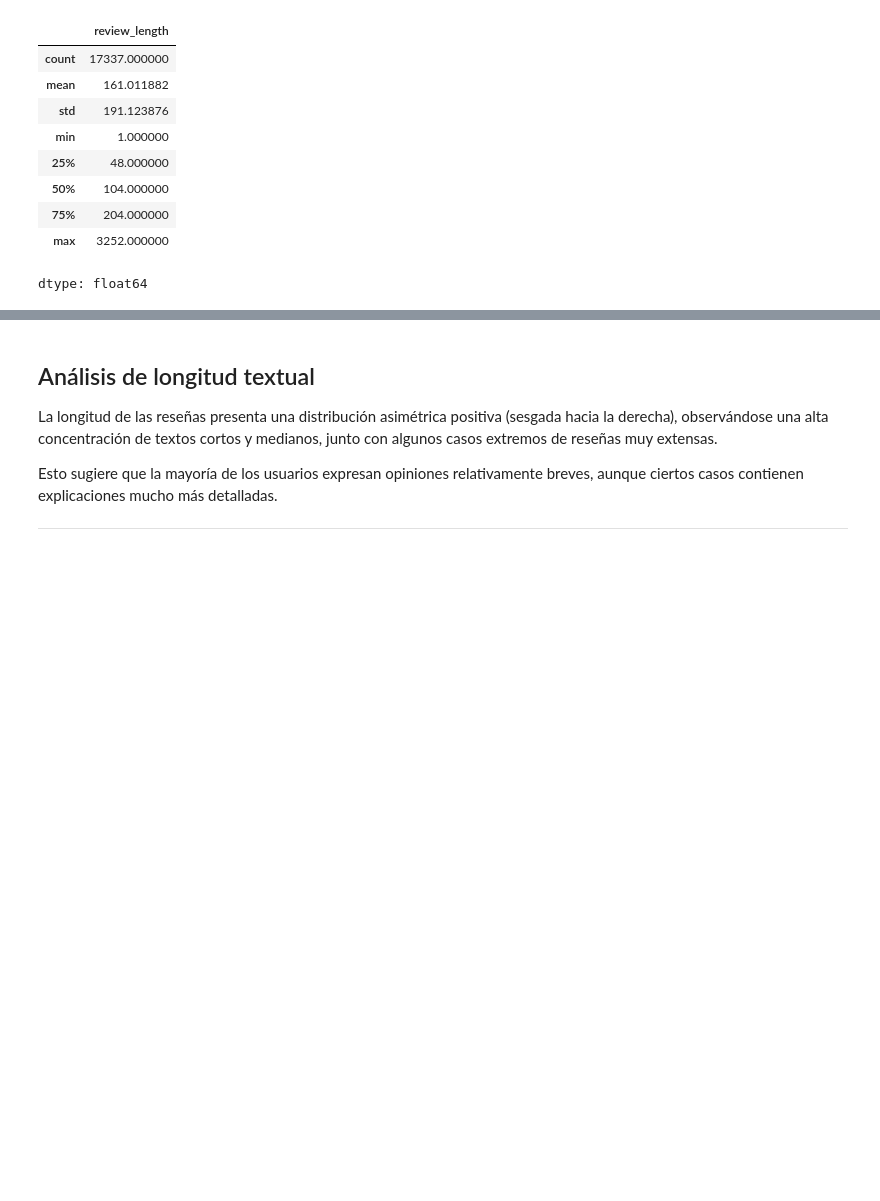
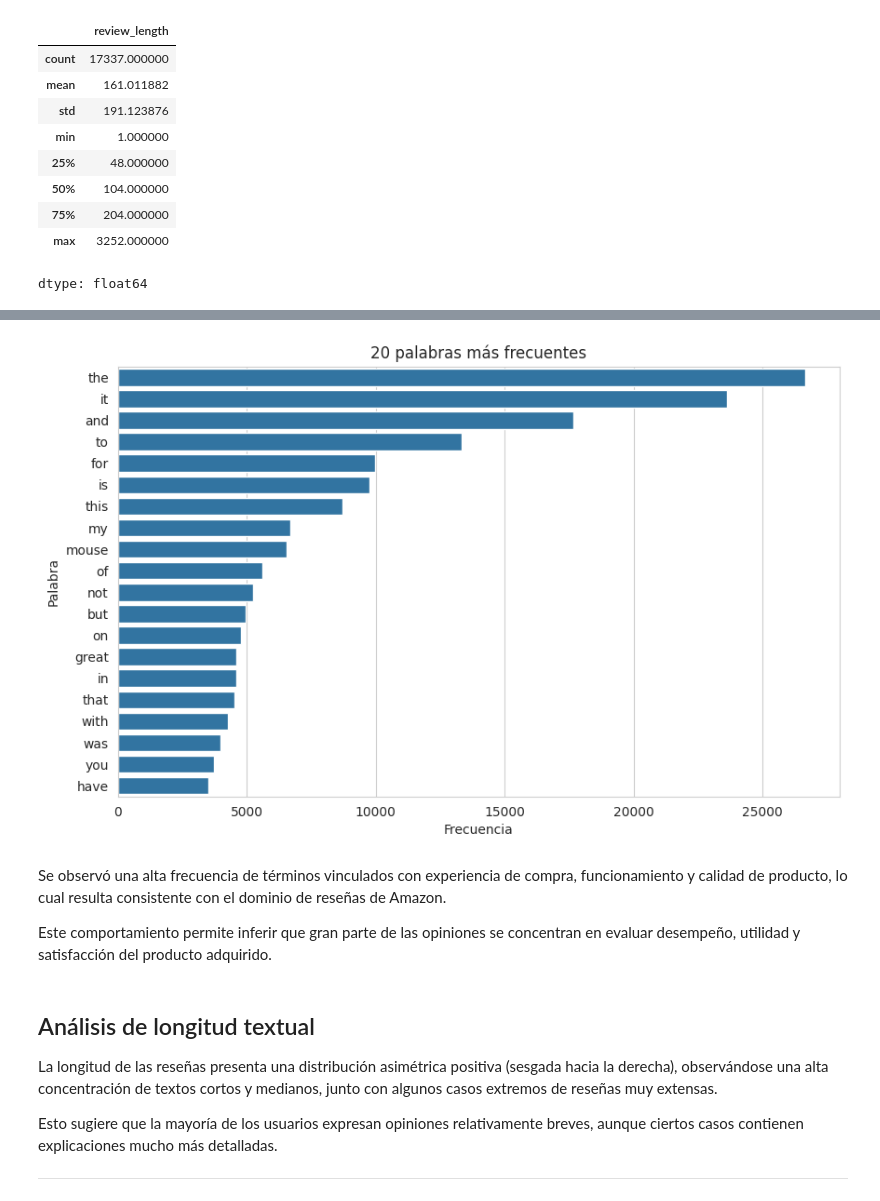
Before and after one commit to julietapgomez/Data-Science-III, a Jupyter notebook: Proyecto_Final_DS_III_Julieta_Gomez.ipynb, the cells around one changed output, grey strips where cells are left out. Saved outputs shown, nothing was run; the diff lists cells and outputs as text; code cells hidden in the pictures; blank space fills up the shorter version.

```diff
--- a/Proyecto_Final_DS_III_Julieta_Gomez.ipynb
+++ b/Proyecto_Final_DS_III_Julieta_Gomez.ipynb
@@ -171,3 +189,41 @@ dtype: float64
+# %%
+from collections import Counter
+
+# Unir todo el texto
+all_words = " ".join(
+    df["cleaned_review"]
+    .dropna()
+    .astype(str)
+).split()
+
+# Contar frecuencia
+word_freq = Counter(all_words)
+
+# Top 20 palabras
+top_words = pd.DataFrame(
+    word_freq.most_common(20),
+    columns=["Palabra", "Frecuencia"]
+)
+
+plt.figure(figsize=(10,6))
+
+sns.barplot(
+    data=top_words,
+    x="Frecuencia",
+    y="Palabra"
+)
+
+plt.title("20 palabras más frecuentes")
+plt.xlabel("Frecuencia")
+plt.ylabel("Palabra")
+
+plt.show()
+# %% [output]
+[figure, added]
+# %% [markdown]
+Se observó una alta frecuencia de términos vinculados con experiencia de compra, funcionamiento y calidad de producto, lo cual resulta consistente con el dominio de reseñas de Amazon.
+
+Este comportamiento permite inferir que gran parte de las opiniones se concentran en evaluar desempeño, utilidad y satisfacción del producto adquirido.
 # %% [markdown]
 ## Análisis de longitud textual
 
```
Also changed, not shown: parts of 48 cells of this notebook.
